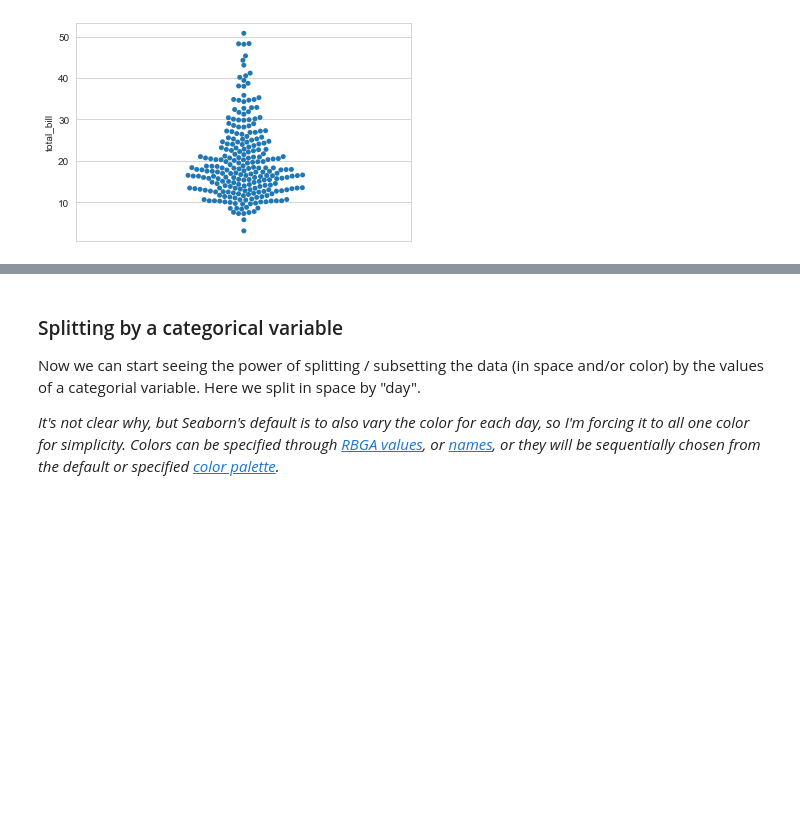
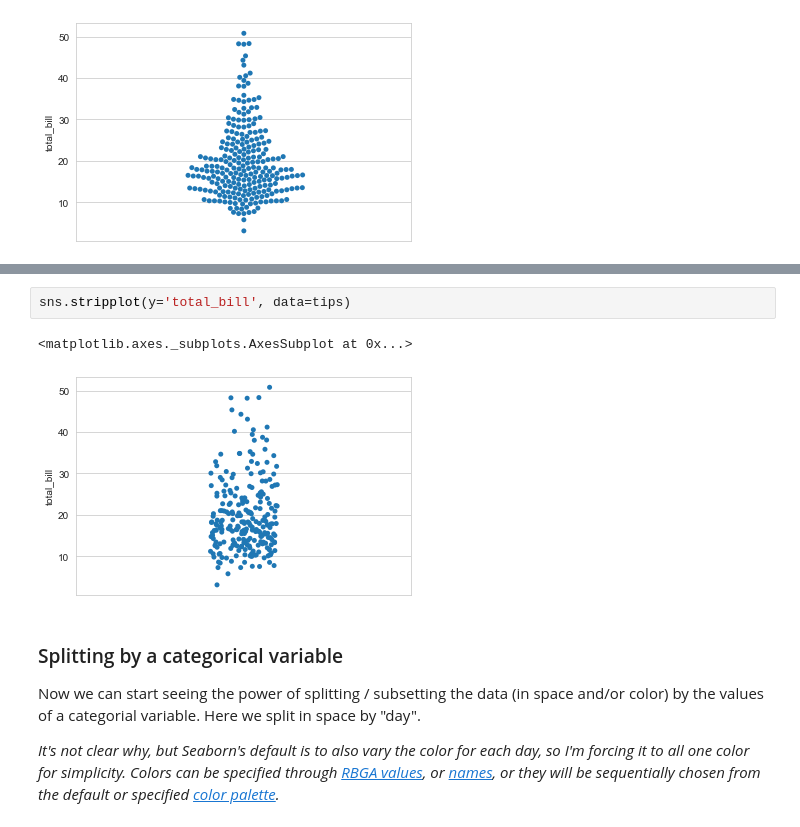
Before and after one commit to emonson/pandas-jupyterlab, a Jupyter notebook: SeabornIntro.ipynb, the cells around one changed output, grey strips where cells are left out. Saved outputs shown, nothing was run; the diff lists cells and outputs as text; blank space fills up the shorter version.

```diff
--- a/SeabornIntro.ipynb
+++ b/SeabornIntro.ipynb
@@ -59,3 +68,8 @@ ax = sns.swarmplot(y="total_bill", data=tips)
+# %%
+sns.stripplot(y='total_bill', data=tips)
+# %% [output]
+<matplotlib.axes._subplots.AxesSubplot at 0x...>
+[figure, added]
 # %% [markdown]
 ### Splitting by a categorical variable
 
```
Also changed, not shown: parts of 8 cells of this notebook, 20 other files.
